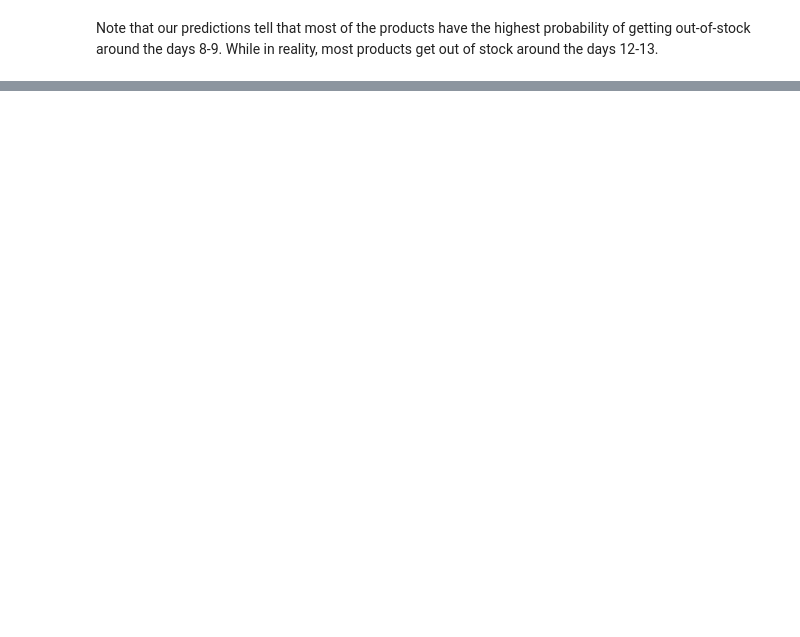
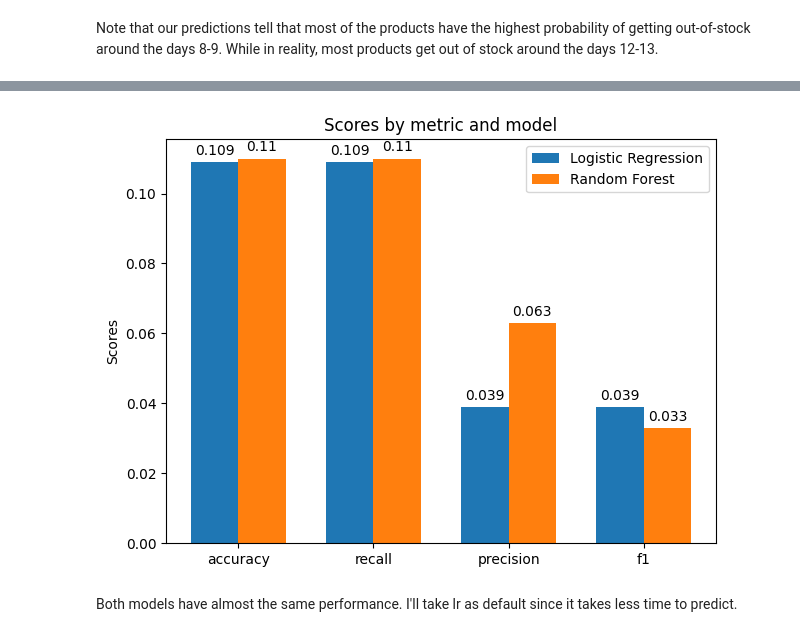
Before and after one commit to santortiz/out-of-stock, a Jupyter notebook: notebooks/training.ipynb, the cells around one changed output, grey strips where cells are left out. Cells and saved outputs as stored; diff of their text form; code cells hidden in the pictures; blank space fills up the shorter version.

```diff
--- a/notebooks/training.ipynb
+++ b/notebooks/training.ipynb
@@ -405,0 +403,3 @@ X_train, X_test, y_train, y_test = train_test_split(X, y, test_size=0.2, random_
+# %%
+#rf_best_params = rf_study.best_params
+rf_best_params = {'max_depth': 6, 'min_samples_split': 3}
@@ -405,0 +423,2 @@ X_train, X_test, y_train, y_test = train_test_split(X, y, test_size=0.2, random_
+# %%
+rf_y_pred = rf.predict(X_whole_test)
@@ -570,0 +605,42 @@ plt.tight_layout()
+# %%
+import numpy as np
+metrics_lr = {
+    "accuracy": accuracy_score(y_whole_test, lr_y_pred),
+    "recall": recall_score(y_whole_test, lr_y_pred, average='weighted'),
+    "precision": precision_score(y_whole_test, lr_y_pred, average='weighted', zero_division=0),
+    "f1": f1_score(y_whole_test, lr_y_pred, average='weighted')
+}
+
+metrics_rf = {
+    "accuracy": accuracy_score(y_whole_test, rf_y_pred),
+    "recall": recall_score(y_whole_test, rf_y_pred, average='weighted'),
+    "precision": precision_score(y_whole_test, rf_y_pred, average='weighted', zero_division=0),
+    "f1": f1_score(y_whole_test, rf_y_pred, average='weighted')
+}
+
+# Labels and positions
+labels = list(metrics_lr.keys())
+x = np.arange(len(labels))
+width = 0.35
+
+fig, ax = plt.subplots()
+rects1 = ax.bar(x - width/2, [np.round(v, 3) for v in metrics_lr.values()], width, label='Logistic Regression')
+rects2 = ax.bar(x + width/2, [np.round(v, 3) for v in metrics_rf.values()], width, label='Random Forest')
+
+# Add some text for labels, title and custom x-axis tick labels, etc.
+ax.set_ylabel('Scores')
+ax.set_title('Scores by metric and model')
+ax.set_xticks(x)
+ax.set_xticklabels(labels)
+ax.legend()
+
+ax.bar_label(rects1, padding=3)
+ax.bar_label(rects2, padding=3)
+
+fig.tight_layout()
+
+plt.show()
+# %% [output]
+[figure, added]
+# %% [markdown]
+Both models have almost the same performance. I'll take lr as default since it takes less time to predict.
```
Also changed, not shown: parts of 31 cells of this notebook, 3 other files.
